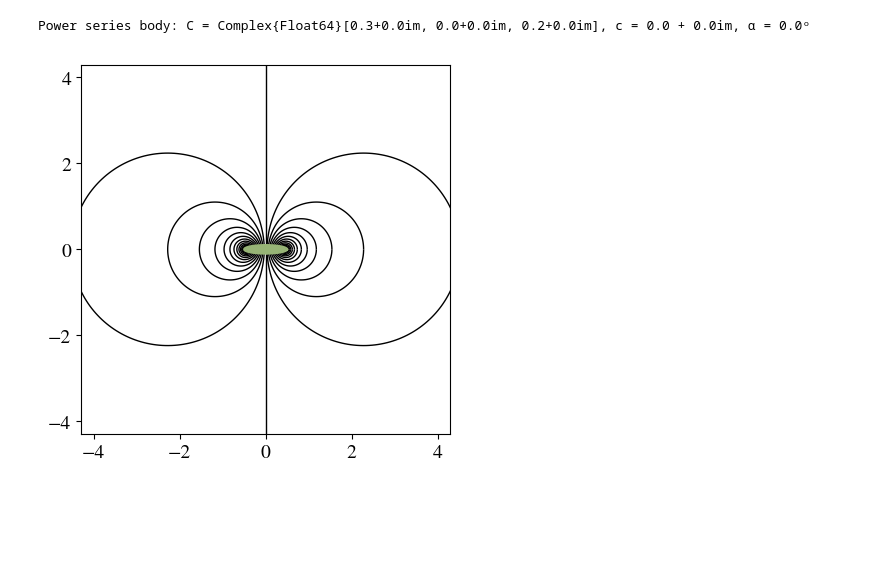
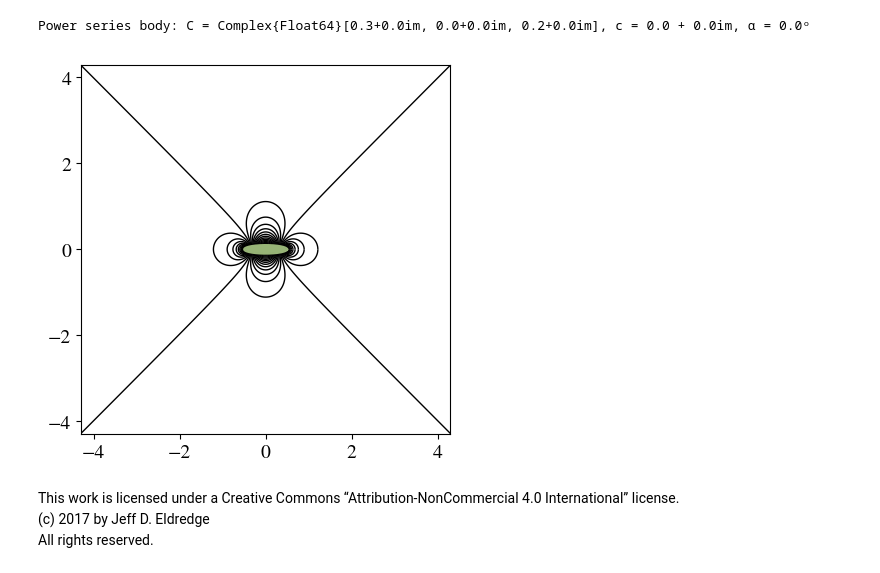
Before and after one commit to jdeldre/BookExamples, a Jupyter notebook: examples/Conformal mapping.ipynb, the cells around one changed output. Cells and saved outputs as stored; diff of their text form; code cells hidden in the pictures; blank space fills up the shorter version.

```diff
--- a/examples/Conformal mapping.ipynb
+++ b/examples/Conformal mapping.ipynb
@@ -64,7 +67,14 @@ body = Bodies.PowerBody(C,Zᵣ,α)
 # %% [output]
 Power series body: C = Complex{Float64}[0.3+0.0im, 0.0+0.0im, 0.2+0.0im], c = 0.0 + 0.0im, α = 0.0ᵒ
 # %%
+Żᵣ = complex(0.0)
+Ω = 1.0
+m = Bodies.RigidBodyMotion(Żᵣ,Ω);
 t = 0.0;
 plot_streamlines(body,m,t);
 # %% [output]
-[figure, old version]
+[figure, new version]
+# %% [markdown]
+This work is licensed under a Creative Commons “Attribution-NonCommercial 4.0 International” license.
+(c) 2017 by Jeff D. Eldredge
+All rights reserved.
```
Also changed, not shown: parts of 3 cells of this notebook.
